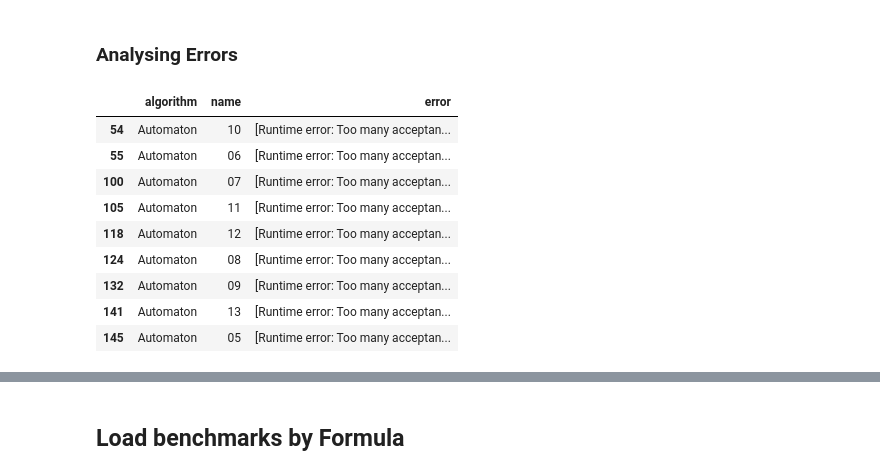
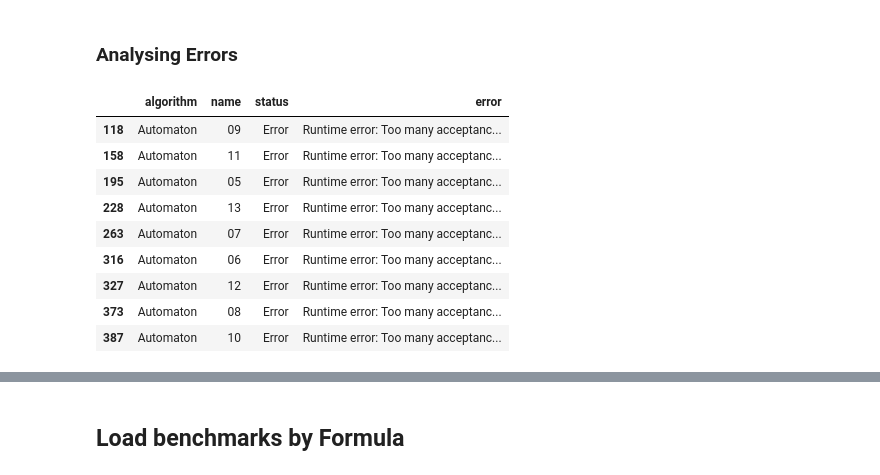
Before and after one commit to eliyaoo32/DepSynt, a Jupyter notebook: notebooks/find-dependencies.ipynb, the cells around one changed output, grey strips where cells are left out. Cells and saved outputs as stored; diff of their text form; code cells hidden in the pictures.

```diff
--- a/notebooks/find-dependencies.ipynb
+++ b/notebooks/find-dependencies.ipynb
@@ -16,6 +26,7 @@ class Status(Enum):
     ERROR = "Error"
     SUCCESS = "Success"
     NOT_FOUND = "Not Found"
+    TIMEOUT = "Timeout"
 
     def __repr__(self):
         return str(self.value)
@@ -50,8 +61,9 @@ Total benchmark of finding dependencies by formula 15
 def benchmark_loader(algorithm: Algorithm, path: str):
     def load_benchmark(name: str):
         base = {
+            'id': name,
+            'name': get_benchmark_name(name),
             'algorithm': algorithm,
-            'name': name,
         }
 
         json_path = os.path.join(path, name + ".json")
@@ -64,26 +76,42 @@ def benchmark_loader(algorithm: Algorithm, path: str):
 
         with open(json_path, 'r') as f:
             content = f.readlines()
+            if 'DUE TO TIME LIMIT' in "\n".join(content):
+                return {
+                    **base,
+                    'status': Status.TIMEOUT,
+                }
+
             try:
                 benchmark_json = json.loads(content[0])
             except Exception as e:
                 return {
                     **base,
                     'status': Status.ERROR,
-                    'error': content
+                    'error': "\r\n".join(content)
                 }
+
+        if benchmark_json['dependency']["dependency_approach"] != algorithm.value.lower():
+            raise Exception("Algorithm mismatch")
+        if algorithm == Algorithm.AUTOMATON:
+            total_pair_states = benchmark_json['dependency']['total_pair_state']
+            search_pair_states_duration = benchmark_json['dependency']['search_pair_state_duration']
+        else:
+            total_pair_states, search_pair_states_duration = None, None
 
         is_completed = benchmark_json['is_completed']
         output_vars = benchmark_json['output_vars']
         input_vars = benchmark_json['input_vars']
         total_time = benchmark_json['total_time']
+        is_automaton_built = benchmark_json['automaton']['is_built']
+        automaton_build_duration = benchmark_json['automaton']['build_duration']
+        total_states = benchmark_json['automaton']['total_states']
+        total_edges = benchmark_json['automaton']['total_edges']
+
         dependent_vars = []
         independent_vars = []
 
-        if algorithm == Algorithm.AUTOMATON:
-            base['is_automaton_built'] = benchmark_json['automaton']['is_built']
-
-        for var_description in benchmark_json['tested_variables']:
+        for var_description in benchmark_json["dependency"]['tested_dependencies']:
             if var_description['is_dependent']:
                 dependent_vars.append(var_description['name'])
             else:
@@ -97,7 +125,17 @@ def benchmark_loader(algorithm: Algorithm, path: str):
             'total_output_vars': len(output_vars),
             'total_input_vars': len(input_vars),
             'total_dependents': len(dependent_vars),
-            'dependency_ratio': len(dependent_vars) / len(output_vars)
+            'dependency_ratio': len(dependent_vars) / len(output_vars),
+
+            'is_automaton_built':is_automaton_built,
+            'automaton_build_duration':automaton_build_duration,
+            'total_states':total_states,
+            'total_edges':total_edges,
+            'total_pair_states': total_pair_states,
+            'search_pair_states_duration': search_pair_states_duration,
+
+            'dependent_vars': dependent_vars,
+            'independent_vars': independent_vars,
         }
 
     return load_benchmark
@@ -117,15 +155,15 @@ by_automaton_df.head(5)
 # %% [markdown]
 ### Analysing Errors
 # %%
-by_automaton_df[by_automaton_df["status"] != Status.SUCCESS][["algorithm", "name", "error"]]
+by_automaton_df[by_automaton_df["status"] == Status.ERROR][["algorithm", "name", "status", "error"]]
 # %% [output]
-|  | algorithm | name | error |
-| 54 | Automaton | 10 | [Runtime error: Too many acceptan... |
-| 55 | Automaton | 06 | [Runtime error: Too many acceptan... |
-| 100 | Automaton | 07 | [Runtime error: Too many acceptan... |
-| 105 | Automaton | 11 | [Runtime error: Too many acceptan... |
-| 118 | Automaton | 12 | [Runtime error: Too many acceptan... |
-| 124 | Automaton | 08 | [Runtime error: Too many acceptan... |
-| 132 | Automaton | 09 | [Runtime error: Too many acceptan... |
-| 141 | Automaton | 13 | [Runtime error: Too many acceptan... |
-| 145 | Automaton | 05 | [Runtime error: Too many acceptan... |
+|  | algorithm | name | status | error |
+| 118 | Automaton | 09 | Error | Runtime error: Too many acceptanc... |
+| 158 | Automaton | 11 | Error | Runtime error: Too many acceptanc... |
+| 195 | Automaton | 05 | Error | Runtime error: Too many acceptanc... |
+| 228 | Automaton | 13 | Error | Runtime error: Too many acceptanc... |
+| 263 | Automaton | 07 | Error | Runtime error: Too many acceptanc... |
+| 316 | Automaton | 06 | Error | Runtime error: Too many acceptanc... |
+| 327 | Automaton | 12 | Error | Runtime error: Too many acceptanc... |
+| 373 | Automaton | 08 | Error | Runtime error: Too many acceptanc... |
+| 387 | Automaton | 10 | Error | Runtime error: Too many acceptanc... |
```
Also changed, not shown: parts of 23 cells of this notebook, 3 other files.
